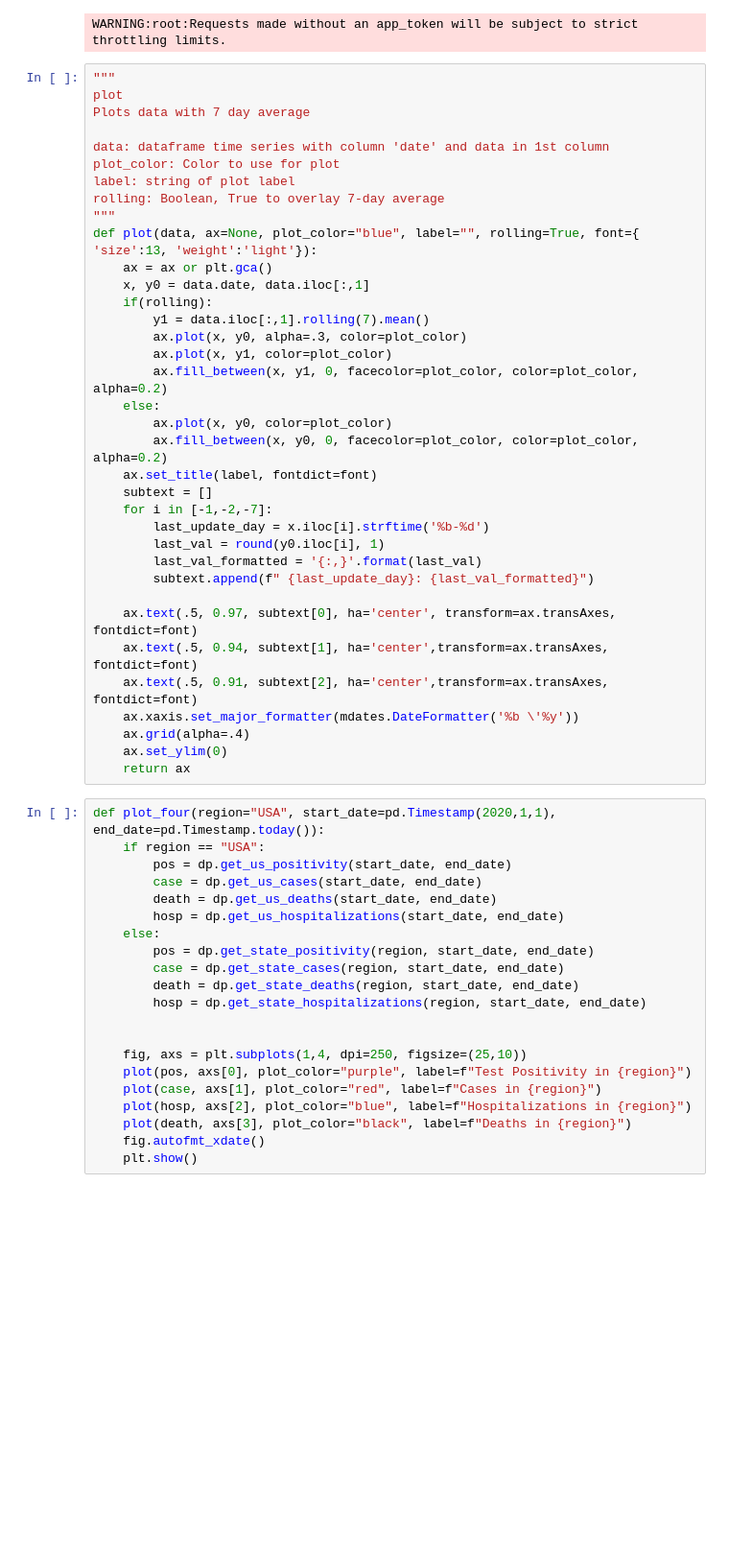
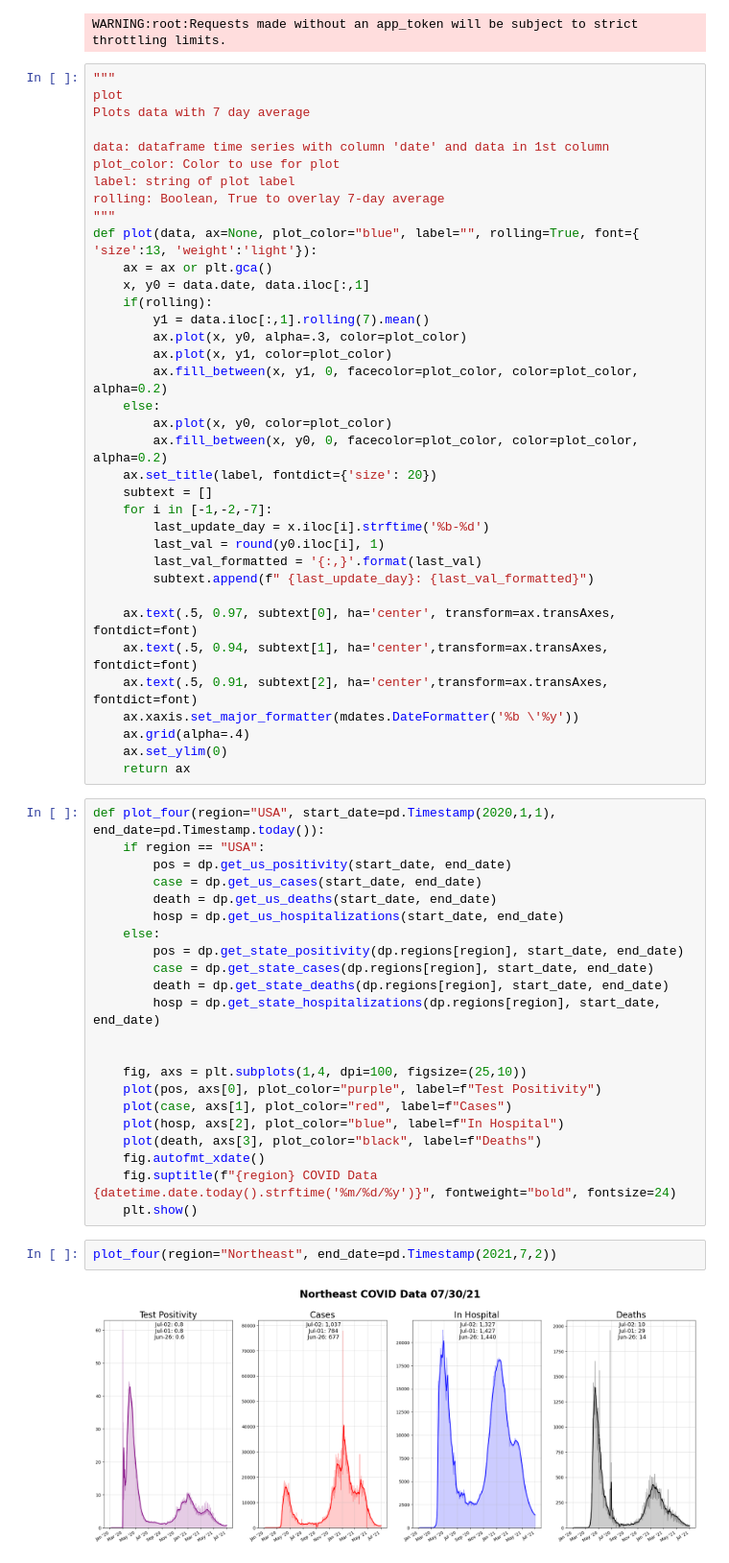
Before and after one commit to jonahdf/covid-twitter-bot, a Jupyter notebook: main.ipynb, the cells around one changed output. Shown at 96% size. Saved outputs shown, nothing was run; the diff lists cells and outputs as text; blank space fills up the shorter version.

```diff
--- a/main.ipynb
+++ b/main.ipynb
@@ -29,7 +29,7 @@ def plot(data, ax=None, plot_color="blue", label="", rolling=True, font={ 'size'
     else:
         ax.plot(x, y0, color=plot_color)
         ax.fill_between(x, y0, 0, facecolor=plot_color, color=plot_color, alpha=0.2)
-    ax.set_title(label, fontdict=font)
+    ax.set_title(label, fontdict={'size': 20})
     subtext = []
     for i in [-1,-2,-7]:
         last_update_day = x.iloc[i].strftime('%b-%d')
@@ -52,16 +52,21 @@ def plot_four(region="USA", start_date=pd.Timestamp(2020,1,1), end_date=pd.Times
         death = dp.get_us_deaths(start_date, end_date)
         hosp = dp.get_us_hospitalizations(start_date, end_date)
     else:
-        pos = dp.get_state_positivity(region, start_date, end_date)
-        case = dp.get_state_cases(region, start_date, end_date)
-        death = dp.get_state_deaths(region, start_date, end_date)
-        hosp = dp.get_state_hospitalizations(region, start_date, end_date)
+        pos = dp.get_state_positivity(dp.regions[region], start_date, end_date)
+        case = dp.get_state_cases(dp.regions[region], start_date, end_date)
+        death = dp.get_state_deaths(dp.regions[region], start_date, end_date)
+        hosp = dp.get_state_hospitalizations(dp.regions[region], start_date, end_date)
 
 
-    fig, axs = plt.subplots(1,4, dpi=250, figsize=(25,10))
-    plot(pos, axs[0], plot_color="purple", label=f"Test Positivity in {region}")
-    plot(case, axs[1], plot_color="red", label=f"Cases in {region}")
-    plot(hosp, axs[2], plot_color="blue", label=f"Hospitalizations in {region}")
-    plot(death, axs[3], plot_color="black", label=f"Deaths in {region}")
+    fig, axs = plt.subplots(1,4, dpi=100, figsize=(25,10))
+    plot(pos, axs[0], plot_color="purple", label=f"Test Positivity")
+    plot(case, axs[1], plot_color="red", label=f"Cases")
+    plot(hosp, axs[2], plot_color="blue", label=f"In Hospital")
+    plot(death, axs[3], plot_color="black", label=f"Deaths")
     fig.autofmt_xdate()
+    fig.suptitle(f"{region} COVID Data {datetime.date.today().strftime('%m/%d/%y')}", fontweight="bold", fontsize=24)
     plt.show()
+# %%
+plot_four(region="Northeast", end_date=pd.Timestamp(2021,7,2))
+# %% [output]
+[figure, added]
```
Also changed, not shown: parts of 5 cells of this notebook, 28 other files.
